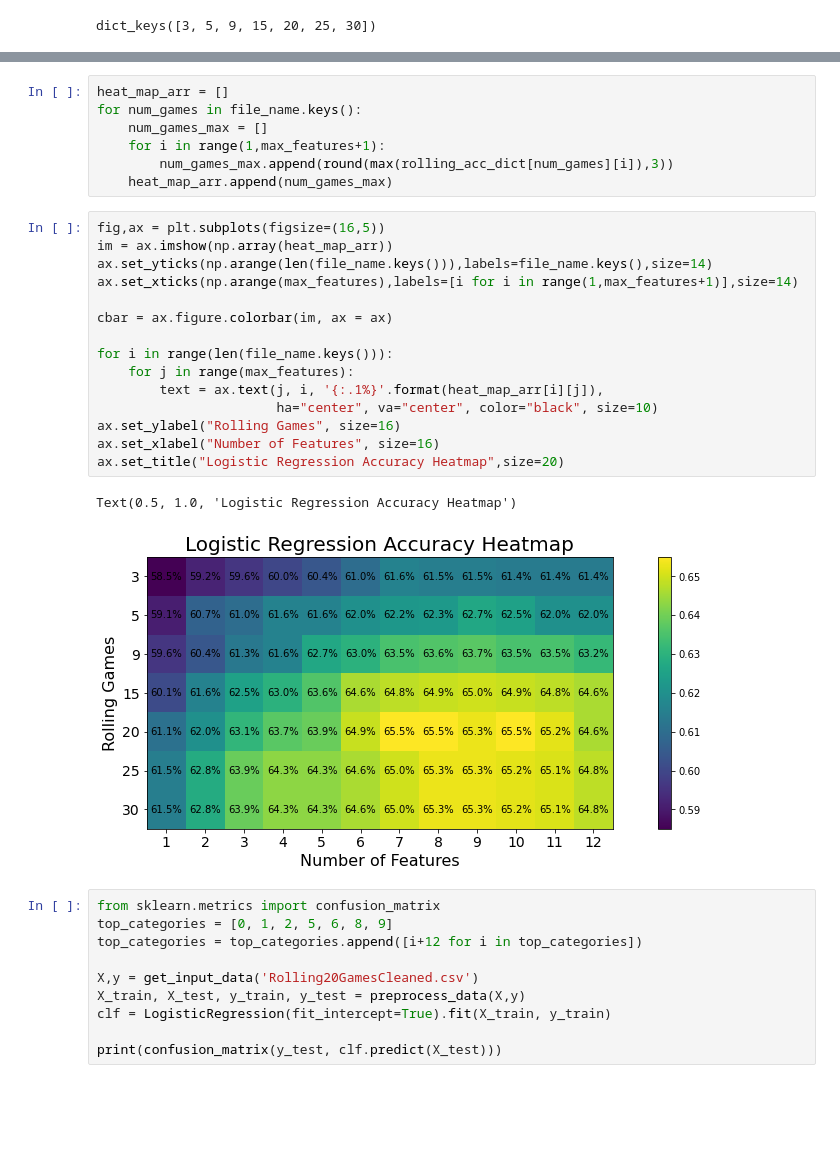
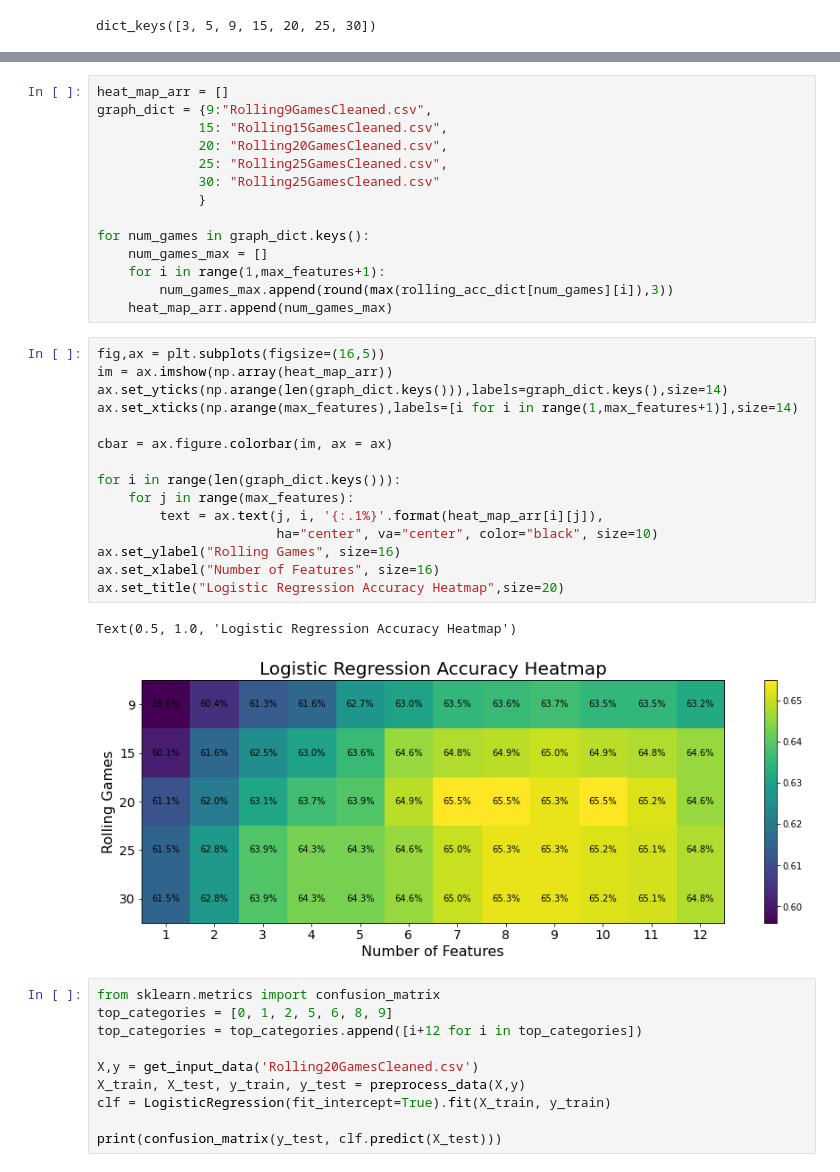
Before and after one commit to Tjrichards1300/NBAPredictions, a Jupyter notebook: code/Models/LogisticRegression.ipynb, the cells around one changed output, grey strips where cells are left out. Drawn from its saved outputs; the diff is of its cells as text; blank space fills up the shorter version.

```diff
--- a/code/Models/LogisticRegression.ipynb
+++ b/code/Models/LogisticRegression.ipynb
@@ -129,6 +130,13 @@ NameError: name 'max_acc_dict' is not defined
 # %%
 heat_map_arr = []
-for num_games in file_name.keys():
+graph_dict = {9:"Rolling9GamesCleaned.csv",
+             15: "Rolling15GamesCleaned.csv",
+             20: "Rolling20GamesCleaned.csv",
+             25: "Rolling25GamesCleaned.csv",
+             30: "Rolling25GamesCleaned.csv"
+             }
+
+for num_games in graph_dict.keys():
     num_games_max = []
     for i in range(1,max_features+1):
         num_games_max.append(round(max(rolling_acc_dict[num_games][i]),3))
@@ -136,21 +144,21 @@ for num_games in file_name.keys():
 # %%
 fig,ax = plt.subplots(figsize=(16,5))
 im = ax.imshow(np.array(heat_map_arr))
-ax.set_yticks(np.arange(len(file_name.keys())),labels=file_name.keys(),size=14)
+ax.set_yticks(np.arange(len(graph_dict.keys())),labels=graph_dict.keys(),size=14)
 ax.set_xticks(np.arange(max_features),labels=[i for i in range(1,max_features+1)],size=14)
 
 cbar = ax.figure.colorbar(im, ax = ax)
 
-for i in range(len(file_name.keys())):
+for i in range(len(graph_dict.keys())):
     for j in range(max_features):
         text = ax.text(j, i, '{:.1%}'.format(heat_map_arr[i][j]),
                        ha="center", va="center", color="black", size=10)
 ax.set_ylabel("Rolling Games", size=16)
 ax.set_xlabel("Number of Features", size=16)
 ax.set_title("Logistic Regression Accuracy Heatmap",size=20)
 # %% [output]
 Text(0.5, 1.0, 'Logistic Regression Accuracy Heatmap')
-[figure, old version]
+[figure, new version]
 # %%
 from sklearn.metrics import confusion_matrix
 top_categories = [0, 1, 2, 5, 6, 8, 9]
```
Also changed, not shown: parts of 5 cells of this notebook, 1 other file.
